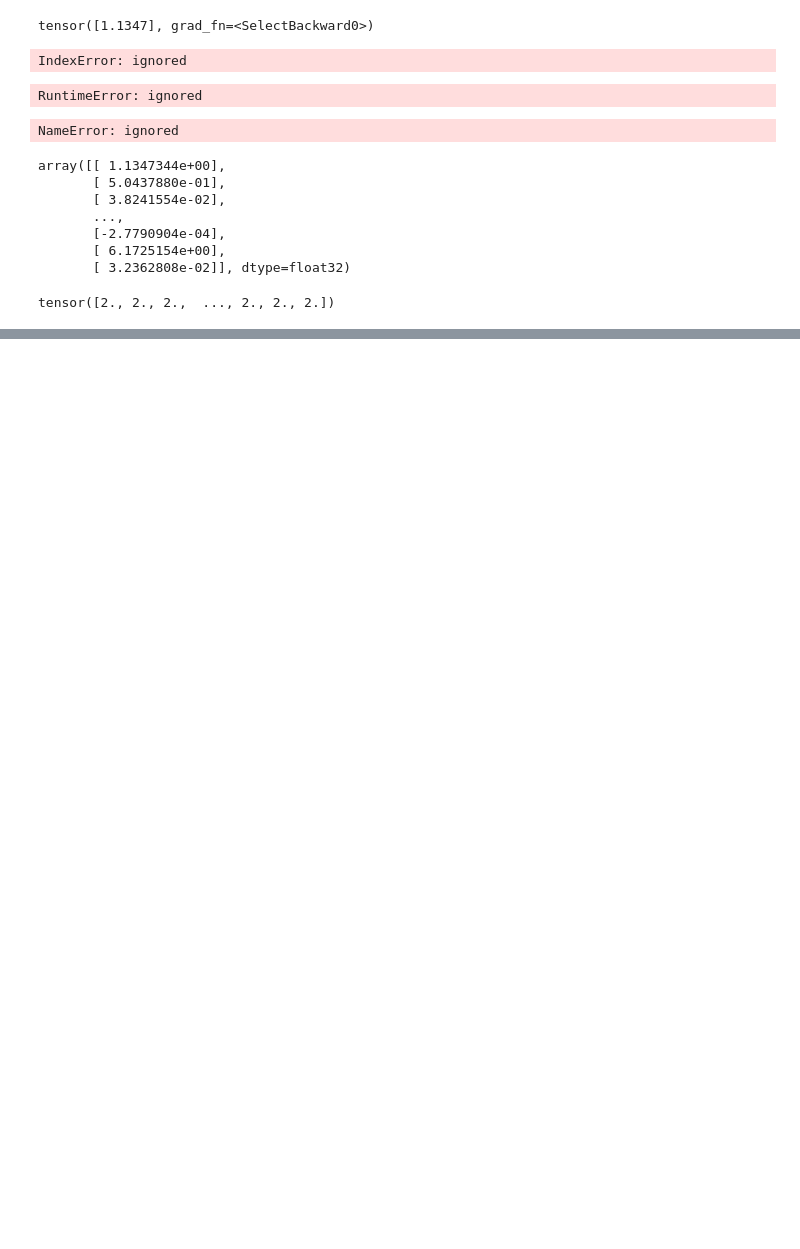
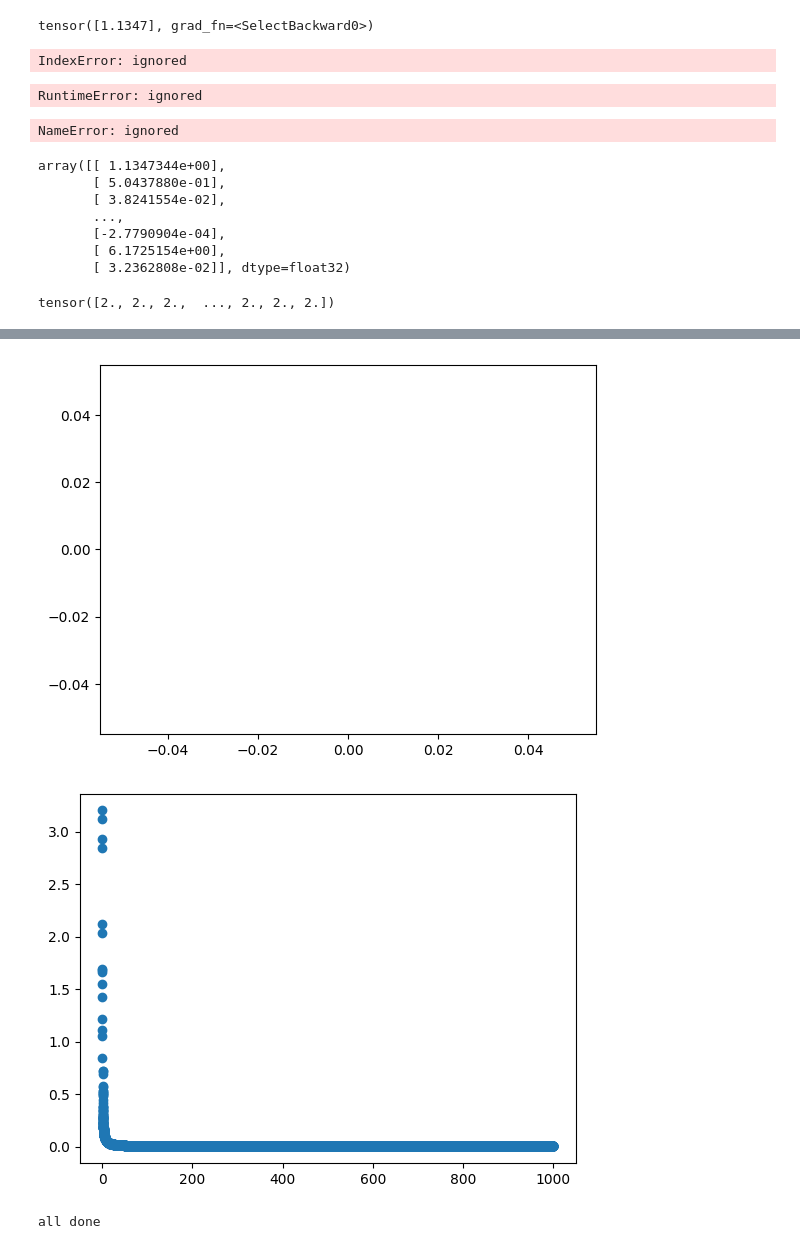
Before and after one commit to ktikok/SCMP_ML, a Jupyter notebook: predictingKineticE.ipynb, the cells around one changed output, grey strips where cells are left out. Cells and saved outputs as stored; diff of their text form; code cells hidden in the pictures; blank space fills up the shorter version.

Commit message:
visualizing the performance

```diff
--- a/predictingKineticE.ipynb
+++ b/predictingKineticE.ipynb
@@ -29,3 +63,8 @@ X_train = torch.tensor(X_train, dtype=torch.float32)
 y_train = torch.tensor(y_train, dtype=torch.float32).reshape(-1, 1)
 X_test = torch.tensor(X_test, dtype=torch.float32)
 y_test = torch.tensor(y_test, dtype=torch.float32).reshape(-1, 1)
+# %%
+xx = torch.clone(X_test)
+yy = torch.clone(y_test)
+# %%
+xx[:,1]=1
@@ -31,0 +81,2 @@ y_test = torch.tensor(y_test, dtype=torch.float32).reshape(-1, 1)
+# %%
+yy = 1/(2*xx[:,0])
@@ -214,0 +307,13 @@ Bsize: 500 learningRate: 0.03 RMSE: 111.31 1000 loss: 515.4253401318177
+# %%
+model.eval()
+y_pred = model(xx)
+plt.scatter(xx[:,0].cpu().detach().numpy(),y_pred.cpu().detach().numpy(), marker='*')
+plt.show()
+plt.scatter(xx[:,0].cpu().detach().numpy(),yy)
+plt.show()
+
+print('all done')
+# %% [output]
+[figure, added]
+[figure, added]
+all done
```
Also changed, not shown: parts of 8 cells of this notebook, 3 other files.
